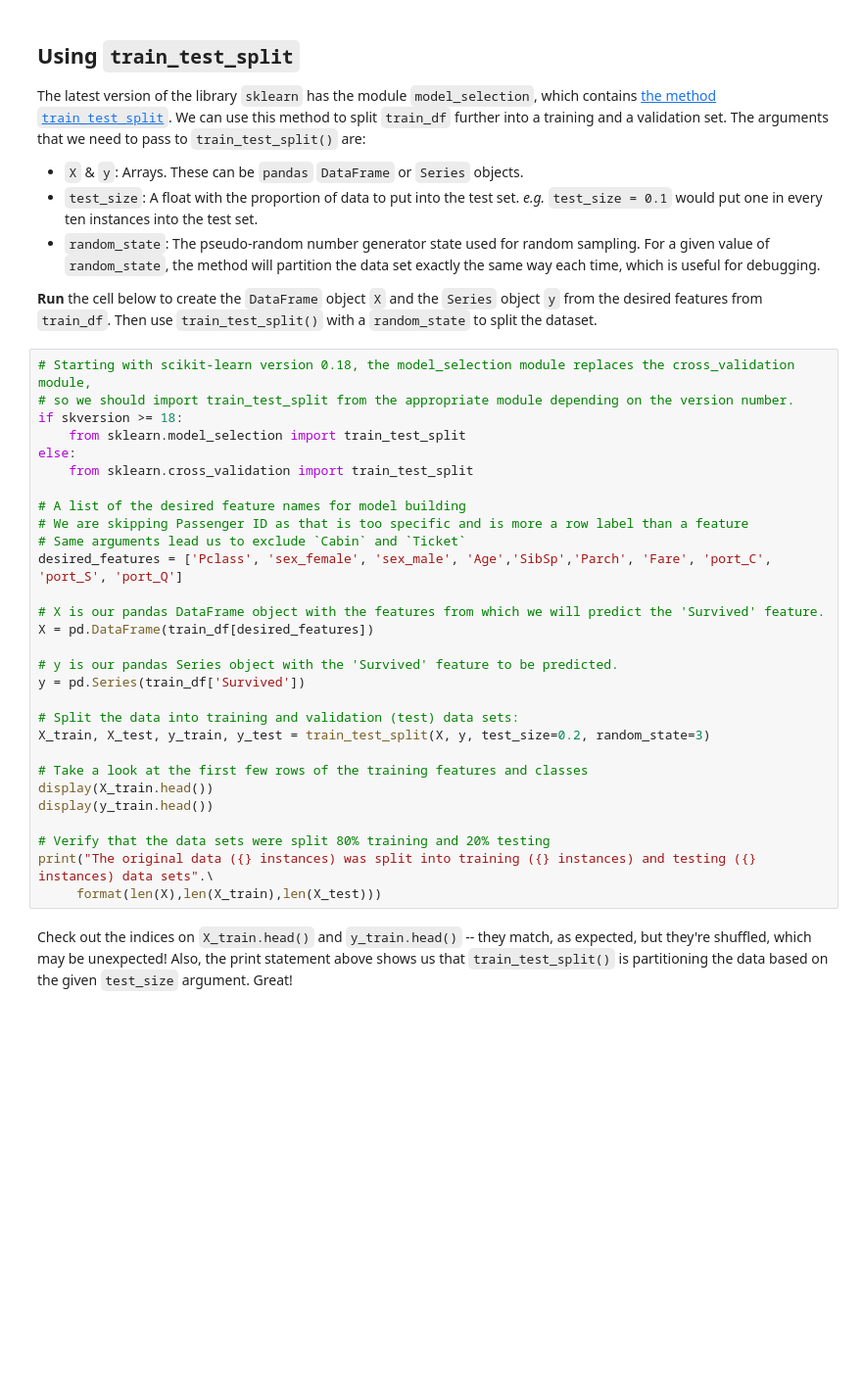
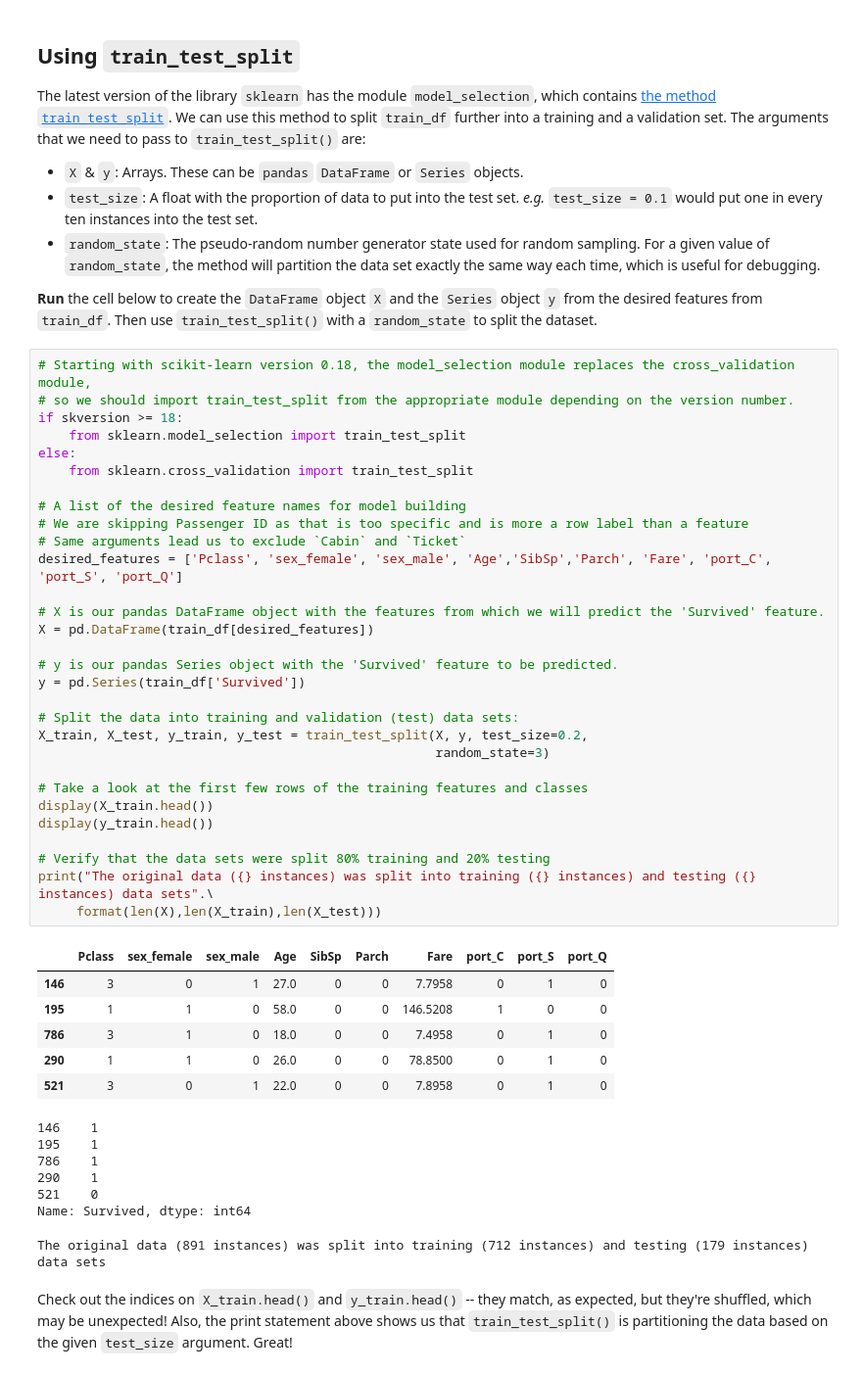
Before and after one commit to zkhundkar/ConnectIntensive, a Jupyter notebook: 02b Model Evaluation.ipynb, the cells around one changed output. Shown at 98% size. Drawn from its saved outputs; the diff is of its cells as text; blank space fills up the shorter version.

```diff
--- a/02b Model Evaluation.ipynb
+++ b/02b Model Evaluation.ipynb
@@ -112,32 +141,47 @@ The latest version of the library `sklearn` has the module `model_selection`, wh
 # %%
 # Starting with scikit-learn version 0.18, the model_selection module replaces the cross_validation module,
 # so we should import train_test_split from the appropriate module depending on the version number.
 if skversion >= 18:
     from sklearn.model_selection import train_test_split
 else:
     from sklearn.cross_validation import train_test_split
 
 # A list of the desired feature names for model building
 # We are skipping Passenger ID as that is too specific and is more a row label than a feature
 # Same arguments lead us to exclude `Cabin` and `Ticket`
 desired_features = ['Pclass', 'sex_female', 'sex_male', 'Age','SibSp','Parch', 'Fare', 'port_C', 'port_S', 'port_Q']
 
 # X is our pandas DataFrame object with the features from which we will predict the 'Survived' feature.
 X = pd.DataFrame(train_df[desired_features])
 
 # y is our pandas Series object with the 'Survived' feature to be predicted.
 y = pd.Series(train_df['Survived'])
 
 # Split the data into training and validation (test) data sets:
-X_train, X_test, y_train, y_test = train_test_split(X, y, test_size=0.2, random_state=3)
+X_train, X_test, y_train, y_test = train_test_split(X, y, test_size=0.2,
+                                                    random_state=3)
 
 # Take a look at the first few rows of the training features and classes
 display(X_train.head())
 display(y_train.head())
 
 # Verify that the data sets were split 80% training and 20% testing
 print("The original data ({} instances) was split into training ({} instances) and testing ({} instances) data sets".\
      format(len(X),len(X_train),len(X_test)))
+# %% [output]
+|  | Pclass | sex_female | sex_male | Age | SibSp | Parch | Fare | port_C | port_S | port_Q |
+| 146 | 3 | 0 | 1 | 27.0 | 0 | 0 | 7.7958 | 0 | 1 | 0 |
+| 195 | 1 | 1 | 0 | 58.0 | 0 | 0 | 146.5208 | 1 | 0 | 0 |
+| 786 | 3 | 1 | 0 | 18.0 | 0 | 0 | 7.4958 | 0 | 1 | 0 |
+| 290 | 1 | 1 | 0 | 26.0 | 0 | 0 | 78.8500 | 0 | 1 | 0 |
+| 521 | 3 | 0 | 1 | 22.0 | 0 | 0 | 7.8958 | 0 | 1 | 0 |
+146    1
+195    1
+786    1
+290    1
+521    0
+Name: Survived, dtype: int64
+The original data (891 instances) was split into training (712 instances) and testing (179 instances) data sets
 # %% [markdown]
 Check out the indices on `X_train.head()` and `y_train.head()` -- they match, as expected, but they're shuffled, which may be unexpected! Also, the print statement above shows us that `train_test_split()` is partitioning the data based on the given `test_size` argument. Great!
 # %% [markdown]
```
Also changed, not shown: parts of 7 cells of this notebook, 1 other file.
